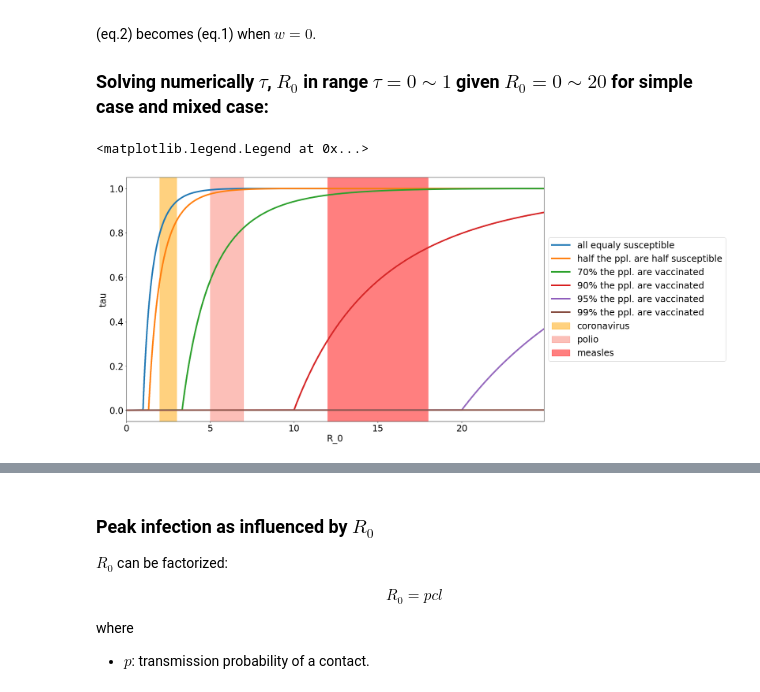
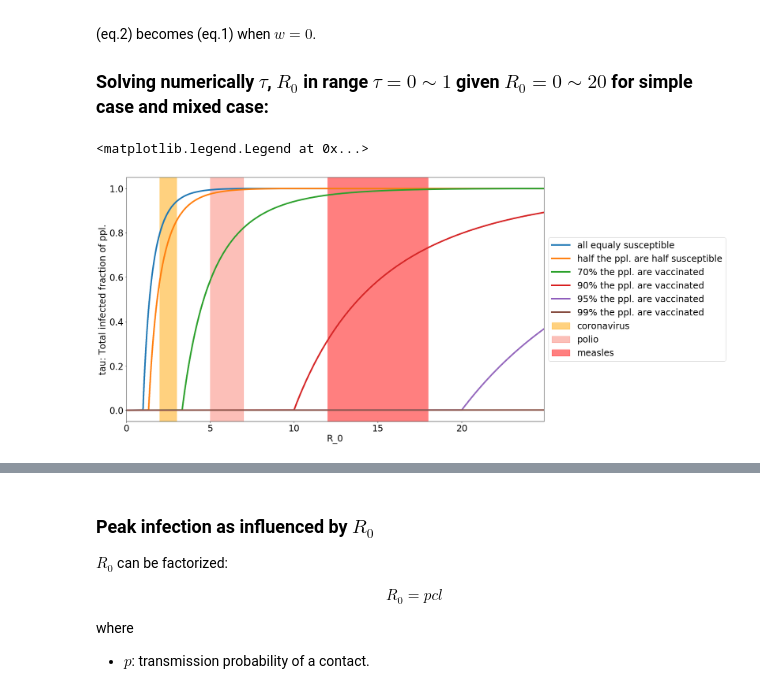
Before and after one commit to shuyi-li/hobby, a Jupyter notebook: Epidemiology Simulation.ipynb, the cells around one changed output, grey strips where cells are left out. Drawn from its saved outputs; the diff is of its cells as text; code cells hidden in the pictures.

```diff
--- a/Epidemiology Simulation.ipynb
+++ b/Epidemiology Simulation.ipynb
@@ -153,23 +154,23 @@ label5 = '99% the ppl. are vaccinated'
 # %%
 plt.rcParams.update({'font.size': 24})
 f, ax = plt.subplots(1,1,figsize = (20,12))
 plt.xlabel('R_0')
-plt.ylabel('tau')
+plt.ylabel('tau: Total infected fraction of ppl.')
 
 ax.plot(rs0, tau0, label = label0 ,linewidth = 4)
 ax.plot(rs1, tau1, label = label1 ,linewidth = 4)
 ax.plot(rs2, tau2, label = label2 ,linewidth = 4)
 ax.plot(rs3, tau3, label = label3 ,linewidth = 4)
 ax.plot(rs4, tau4, label = label4 ,linewidth = 4)
 ax.plot(rs5, tau5, label = label5 ,linewidth = 4)
 ax.axvspan(2, 3, alpha=0.5, color='orange', label = 'coronavirus')
 ax.axvspan(5, 7, alpha=0.5, color='salmon', label = 'polio')
 ax.axvspan(12, 18, alpha=0.5, color='red', label = 'measles')
 plt.xlim([0,24.9])
 ax.legend(loc='center left', bbox_to_anchor=(1, 0.5))
 # %% [output]
 <matplotlib.legend.Legend at 0x...>
-[figure, old version]
+[figure, new version]
 # %% [markdown]
 ### Importance of vaccination
 It is evident that with less suceptible population the less total infection we end up with. With 70% vaccination the total population can be safe for viruses with moderate $R_0$ values such as coronavirus ($R_0 = 2\sim3$ ). If 90% of the population are vaccinated., the outbreaks of infectious diseases such as polio ($R_0 = 5\sim7$) can be prevented, but not for measles ($R_0 = 12\sim18$ ). With 99% vaccination rate, the outbreaks of very infectious measles can be safely prevented too.
```
Also changed, not shown: parts of 4 cells of this notebook.
